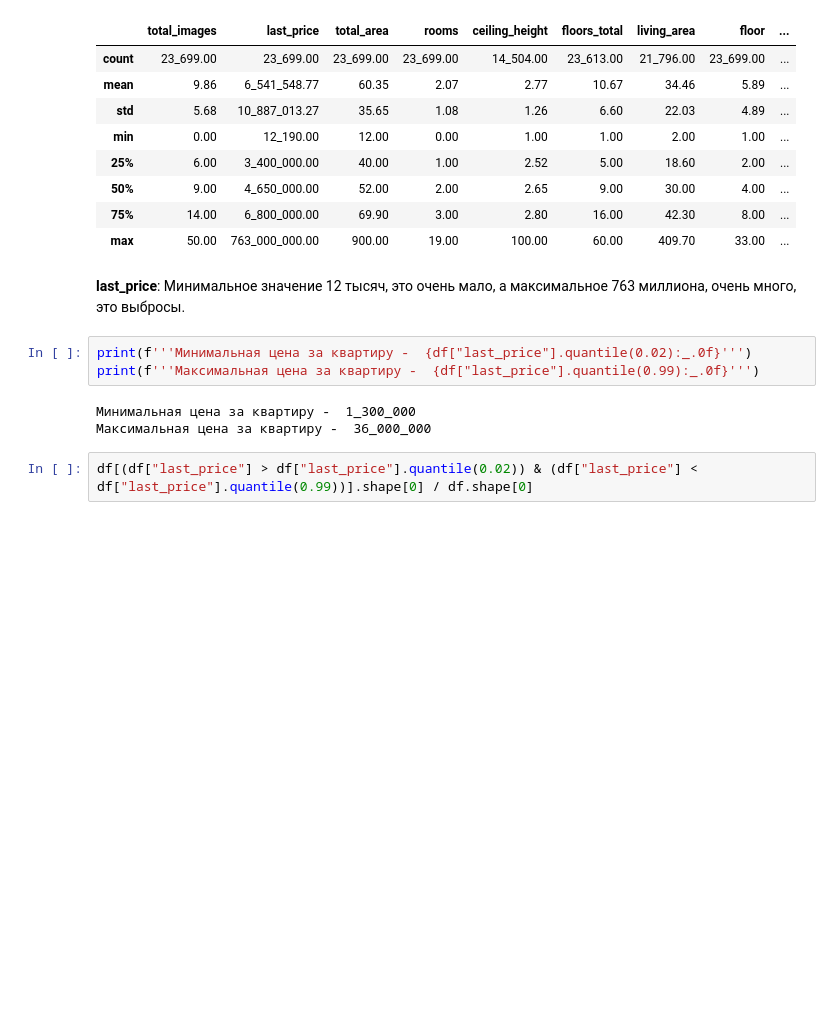
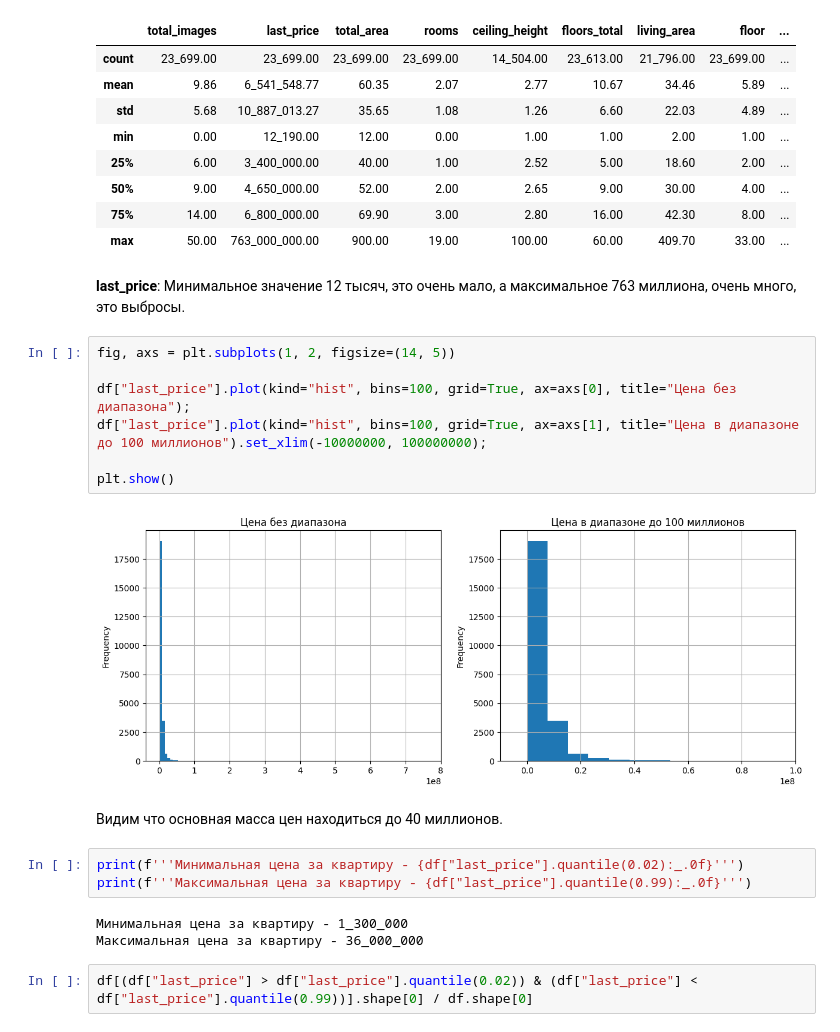
Before and after one commit to Alex-projects-hub/Research_of_advertisements_for_the_sale_of_apartments, a Jupyter notebook: Research_of_advertisements_for_the_sale_of_apartments.ipynb, the cells around one changed output. Cells and saved outputs as stored; diff of their text form; blank space fills up the shorter version.

```diff
--- a/Research_of_advertisements_for_the_sale_of_apartments.ipynb
+++ b/Research_of_advertisements_for_the_sale_of_apartments.ipynb
@@ -121,7 +121,18 @@ df.describe()
 | max | 50.00 | 763_000_000.00 | 900.00 | 19.00 | 100.00 | 60.00 | 409.70 | 33.00 | ... |
 # %% [markdown]
 **last_price**: Минимальное значение 12 тысяч, это очень мало, а максимальное 763 миллиона, очень много, это выбросы.
+# %%
+fig, axs = plt.subplots(1, 2, figsize=(14, 5))
+
+df["last_price"].plot(kind="hist", bins=100, grid=True, ax=axs[0], title="Цена без диапазона");
+df["last_price"].plot(kind="hist", bins=100, grid=True, ax=axs[1], title="Цена в диапазоне до 100 миллионов").set_xlim(-10000000, 100000000);
+
+plt.show()
+# %% [output]
+[figure, added]
+# %% [markdown]
+Видим что основная масса цен находиться до 40 миллионов.
 # %%
-print(f'''Минимальная цена за квартиру -  {df["last_price"].quantile(0.02):_.0f}''')
-print(f'''Максимальная цена за квартиру -  {df["last_price"].quantile(0.99):_.0f}''')
+print(f'''Минимальная цена за квартиру - {df["last_price"].quantile(0.02):_.0f}''')
+print(f'''Максимальная цена за квартиру - {df["last_price"].quantile(0.99):_.0f}''')
 # %% [output]
```
Also changed, not shown: parts of 10 cells of this notebook.
